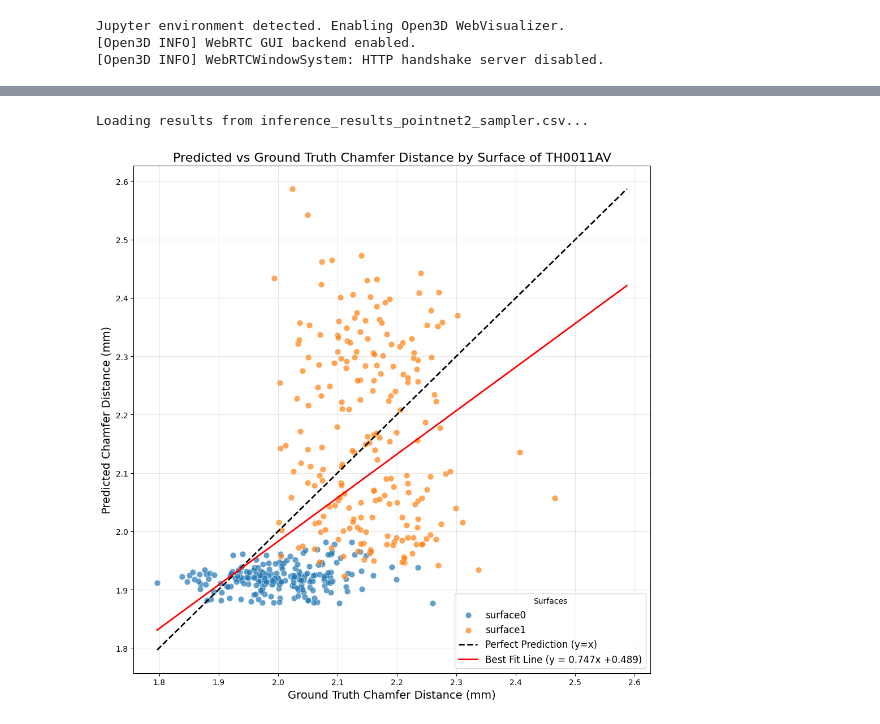
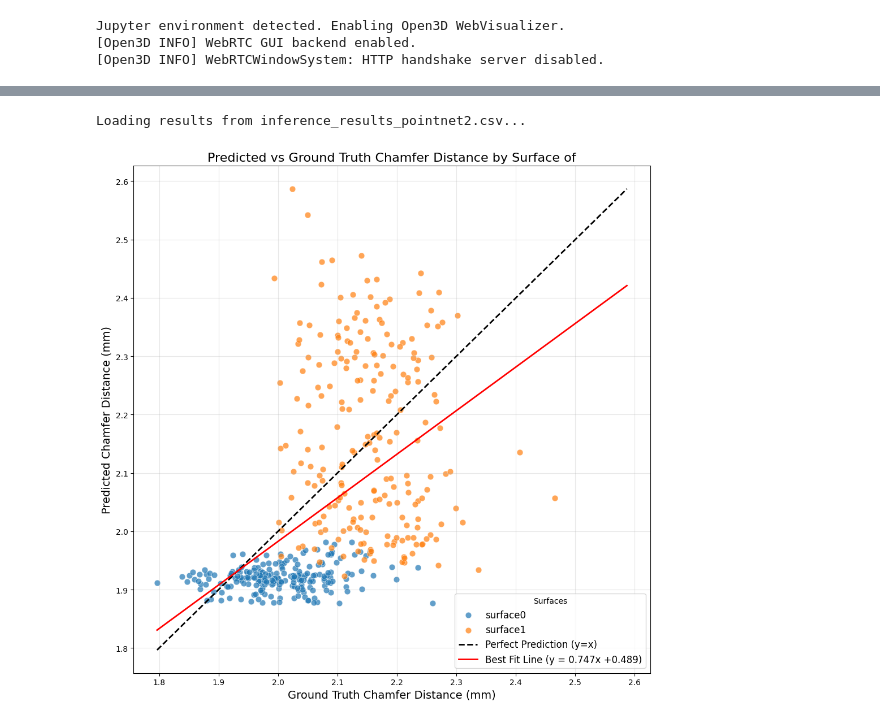
Before and after one commit to alvannauval/pointnet_pytorch_reflective, a Jupyter notebook: 2_inference.ipynb, the cells around one changed output, grey strips where cells are left out. Cells and saved outputs as stored; diff of their text form; code cells hidden in the pictures.

```diff
--- a/2_inference.ipynb
+++ b/2_inference.ipynb
@@ -334,13 +339,14 @@ import numpy as np
 import matplotlib.pyplot as plt
 import re
 
-TARGET_WORKPIECE = 'TH0011AV'
+TARGET_WORKPIECES = ["TH0011AV"]  # Edit list to include multiple workpieces
+results_path = "inference_results_pointnet2.csv"
 
-results_path = "inference_results_pointnet2_sampler.csv"
 print(f"Loading results from {results_path}...")
 df = pd.read_csv(results_path)
 
-df = df[df['Filename'].str.contains(TARGET_WORKPIECE)]
+regex_pattern = '|'.join(TARGET_WORKPIECES)
+df = df[df['Filename'].str.contains(regex_pattern)]
 
 
 # Extract surface name from the filename
@@ -357,33 +363,33 @@ plt.figure(figsize=(10, 10))
 surfaces = sorted(df['Surface'].unique())
 
 # Use the beautiful Tableau 10 palette (without interpolation!)
 colors = plt.cm.tab10.colors
 
 for i, surface in enumerate(surfaces):
     subset = df[df['Surface'] == surface]
     # alpha=0.7 with thin white edges gives a modern, clean look with good contrast
     plt.scatter(subset['GroundTruth_CD'], subset['Predicted_CD'],
                 alpha=0.7, color=colors[i % len(colors)], edgecolor='white', linewidth=0.5, label=surface, s=60)
 
 y_true = df['GroundTruth_CD'].values
 y_pred = df['Predicted_CD'].values
 min_val = min(min(y_true), min(y_pred))
 max_val = max(max(y_true), max(y_pred))
 
 # Perfect Prediction Line (y = x)
 plt.plot([min_val, max_val], [min_val, max_val], color='black', linestyle='--', linewidth=2, label='Perfect Prediction (y=x)')
 
 # Overall Best Fit Line (Linear Regression)
 m, b = np.polyfit(y_true, y_pred, 1)
 plt.plot([min_val, max_val], [m*min_val + b, m*max_val + b], color='red', linestyle='-', linewidth=2, label=f'Best Fit Line (y = {m:.3f}x {b:+.3f})')
 
-plt.title(f'Predicted vs Ground Truth Chamfer Distance by Surface of {TARGET_WORKPIECE}', fontsize=16)
+plt.title(f'Predicted vs Ground Truth Chamfer Distance by Surface of', fontsize=16)
 plt.xlabel('Ground Truth Chamfer Distance (mm)', fontsize=14)
 plt.ylabel('Predicted Chamfer Distance (mm)', fontsize=14)
 plt.legend(fontsize=12, loc='best', title='Surfaces')
 plt.grid(True, alpha=0.3)
 plt.tight_layout()
 plt.show()
 # %% [output]
-Loading results from inference_results_pointnet2_sampler.csv...
+Loading results from inference_results_pointnet2.csv...
-[figure, old version]
+[figure, new version]
```
Also changed, not shown: parts of 4 cells of this notebook, 12 other files.
